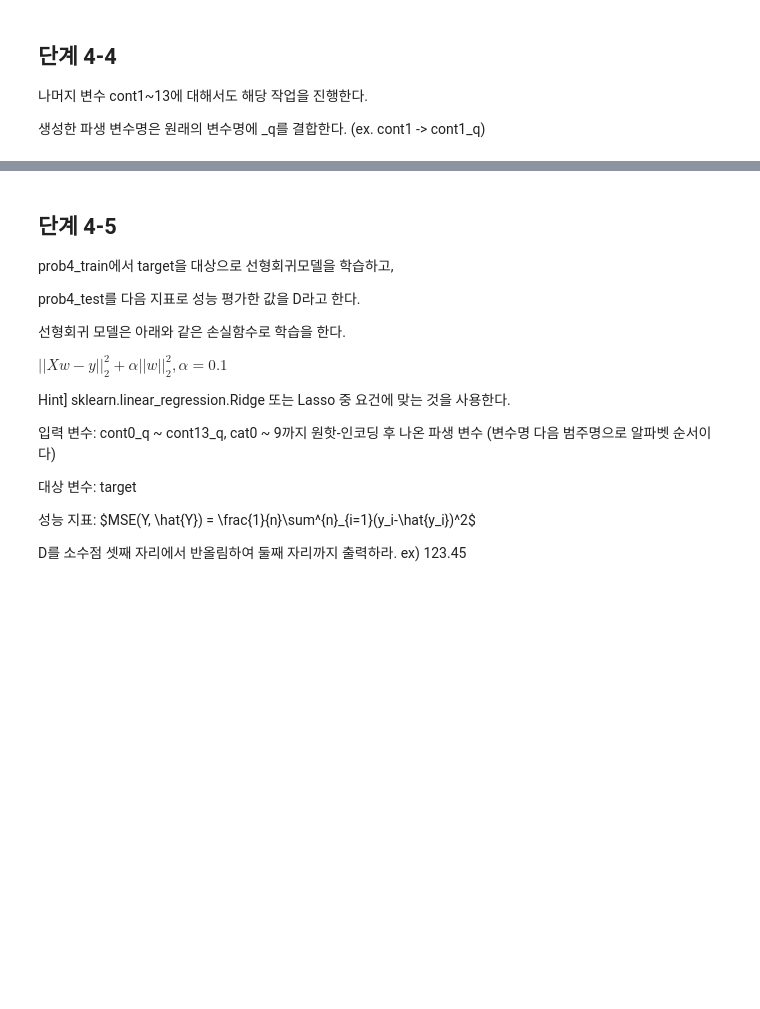
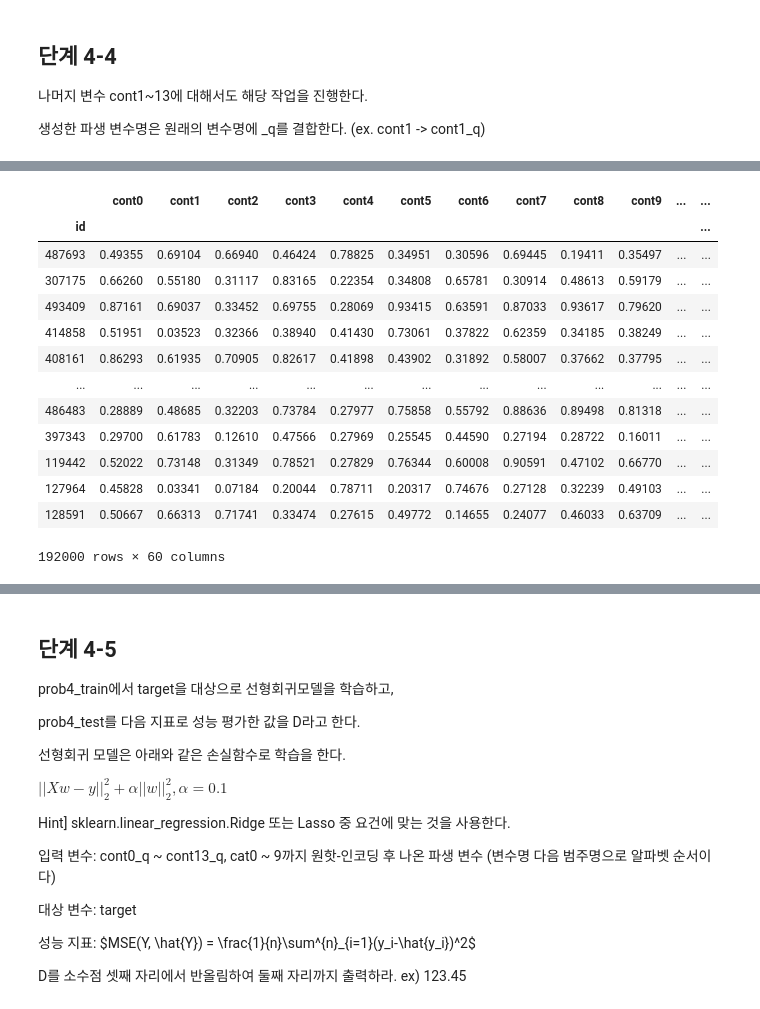
Before and after one commit to sunkusun9/DS_lv3_2304, a Jupyter notebook: sec_ds_lv3_prob2_by_sun9sun9_v1.1_prob.ipynb, the cells around one changed output, grey strips where cells are left out. Cells and saved outputs as stored; diff of their text form; code cells hidden in the pictures; blank space fills up the shorter version.

```diff
--- a/sec_ds_lv3_prob2_by_sun9sun9_v1.1_prob.ipynb
+++ b/sec_ds_lv3_prob2_by_sun9sun9_v1.1_prob.ipynb
@@ -562,3 +675,10 @@ basetable에서 cat0 ~ 9을 첫 번째 범주(알파벳 순)는 제외하고 원
 prob4의 80%를 prob4_train으로 20% prob4_test로 나눈다.
 
 요건] sklearn.model_selection.train_test_split, random_state=123
+# %%
+from sklearn.model_selection import train_test_split
+
+df_prob4_train, df_prob4_test = train_test_split(df_prob4, train_size=0.8, random_state=123)
+df_prob4_train = df_prob4_train.copy()
+df_prob4_test = df_prob4_test.copy()
+df_prob4_train.shape, df_prob4_test.shape
@@ -580,3 +702,11 @@ Hint 1] pandas.Series.quantile, pandas.cut 활용을 권장한다.
 Hint 2] 두 번째 분위 구간은 0.0111 < cont0 <= 0.0176이고 target의 평균은 7.672 (셋째 자리까지 반올림)
 
 Hint 3] cont0_q의 평균은 7.46, 표준 편차는 0.10 (소수점 둘째 자리까지 반올림)
+# %%
+#np.linspace(0, 1, 101)
+qt = df_prob4_train['cont0'].quantile(np.linspace(0, 1, 101))
+qt.iloc[[0, -1]] = [-np.inf, np.inf]
+q_val = pd.cut(df_prob4_train['cont0'], qt, right=True)
+q_mean = df_prob4_train.groupby(q_val)['target'].mean()
+df_prob4_train['cont0_q'] = q_val.map(q_mean).astype(float)
+df_prob4_test['cont0_q'] = pd.cut(df_prob4_test['cont0'], qt, right=True).map(q_mean).astype(float)
@@ -588,0 +739,27 @@ Hint 3] cont0_q의 평균은 7.46, 표준 편차는 0.10 (소수점 둘째 자
+# %%
+#np.linspace(0, 1, 101)
+for i in range(14):
+    col = 'cont{}'.format(i)
+    qt = df_prob4_train[col].quantile(np.linspace(0, 1, 101))
+    qt.iloc[[0, -1]] = [-np.inf, np.inf]
+    q_val = pd.cut(df_prob4_train[col], qt, right=True)
+    q_mean = df_prob4_train.groupby(q_val)['target'].mean()
+    df_prob4_train[col + '_q'] = q_val.map(q_mean).astype(float)
+    df_prob4_test[col + '_q'] = pd.cut(df_prob4_test[col], qt, right=True).map(q_mean).astype(float)
+# %%
+df_prob4_train
+# %% [output]
+|  | cont0 | cont1 | cont2 | cont3 | cont4 | cont5 | cont6 | cont7 | cont8 | cont9 | ... | ... |
+| id |  |  |  |  |  |  |  |  |  |  |  | ... |
+| 487693 | 0.49355 | 0.69104 | 0.66940 | 0.46424 | 0.78825 | 0.34951 | 0.30596 | 0.69445 | 0.19411 | 0.35497 | ... | ... |
+| 307175 | 0.66260 | 0.55180 | 0.31117 | 0.83165 | 0.22354 | 0.34808 | 0.65781 | 0.30914 | 0.48613 | 0.59179 | ... | ... |
+| 493409 | 0.87161 | 0.69037 | 0.33452 | 0.69755 | 0.28069 | 0.93415 | 0.63591 | 0.87033 | 0.93617 | 0.79620 | ... | ... |
+| 414858 | 0.51951 | 0.03523 | 0.32366 | 0.38940 | 0.41430 | 0.73061 | 0.37822 | 0.62359 | 0.34185 | 0.38249 | ... | ... |
+| 408161 | 0.86293 | 0.61935 | 0.70905 | 0.82617 | 0.41898 | 0.43902 | 0.31892 | 0.58007 | 0.37662 | 0.37795 | ... | ... |
+| ... | ... | ... | ... | ... | ... | ... | ... | ... | ... | ... | ... | ... |
+| 486483 | 0.28889 | 0.48685 | 0.32203 | 0.73784 | 0.27977 | 0.75858 | 0.55792 | 0.88636 | 0.89498 | 0.81318 | ... | ... |
+| 397343 | 0.29700 | 0.61783 | 0.12610 | 0.47566 | 0.27969 | 0.25545 | 0.44590 | 0.27194 | 0.28722 | 0.16011 | ... | ... |
+| 119442 | 0.52022 | 0.73148 | 0.31349 | 0.78521 | 0.27829 | 0.76344 | 0.60008 | 0.90591 | 0.47102 | 0.66770 | ... | ... |
+| 127964 | 0.45828 | 0.03341 | 0.07184 | 0.20044 | 0.78711 | 0.20317 | 0.74676 | 0.27128 | 0.32239 | 0.49103 | ... | ... |
+| 128591 | 0.50667 | 0.66313 | 0.71741 | 0.33474 | 0.27615 | 0.49772 | 0.14655 | 0.24077 | 0.46033 | 0.63709 | ... | ... |
+192000 rows × 60 columns
```
Also changed, not shown: parts of 52 cells of this notebook.
